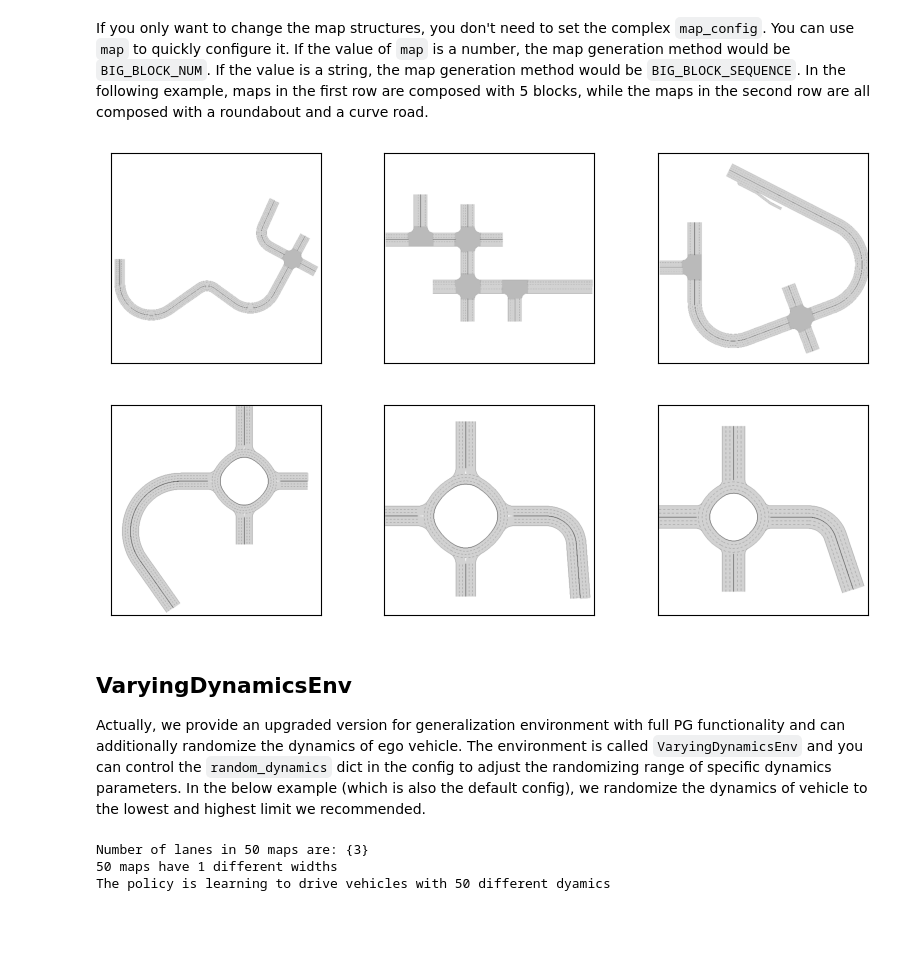
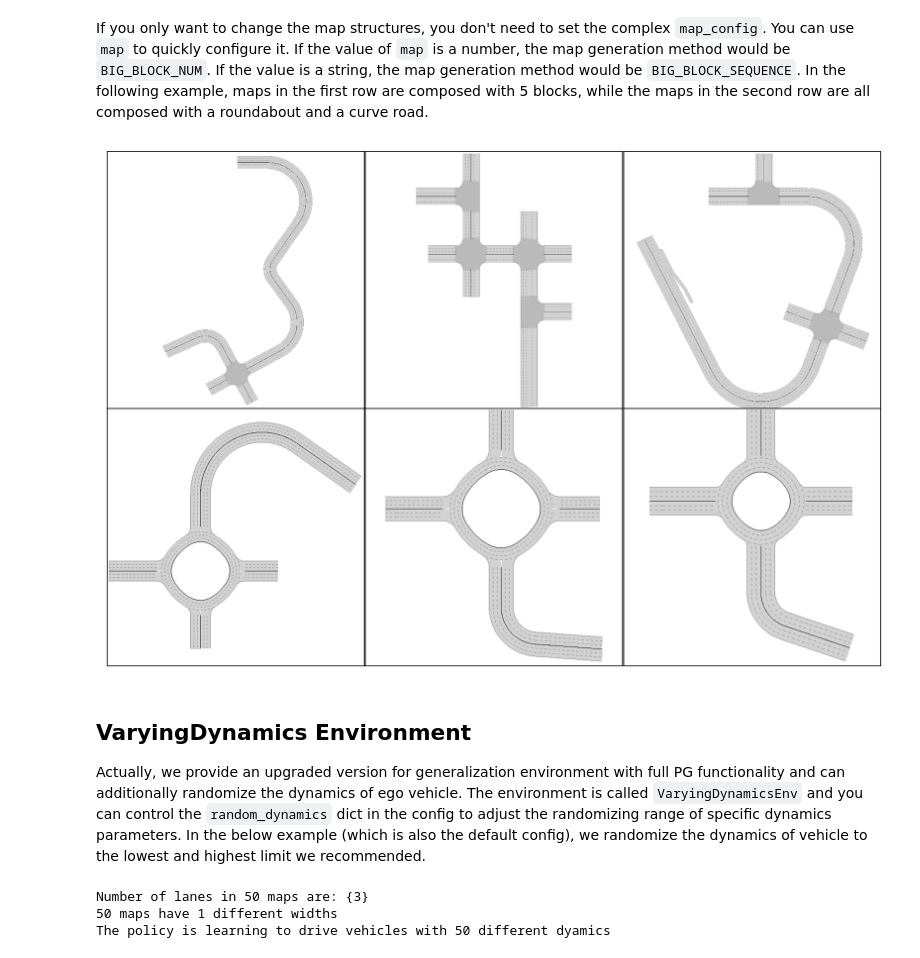
Before and after one commit to metadriverse/metadrive, a Jupyter notebook: documentation/source/rl_environments.ipynb, the cells around one changed output. Drawn from its saved outputs; the diff is of its cells as text; code cells hidden in the pictures; blank space fills up the shorter version.

```diff
--- a/documentation/source/rl_environments.ipynb
+++ b/documentation/source/rl_environments.ipynb
@@ -218,8 +218,9 @@ map_config={BaseMap.GENERATE_TYPE: MapGenerateMethod.BIG_BLOCK_NUM,
             BaseMap.LANE_WIDTH: 3.5,
             BaseMap.LANE_NUM: 2}
 
-fig, axs = plt.subplots(3, 3, figsize=(10, 10), dpi=100)
-count = 0
+fig, axs = plt.subplots(3, 3, figsize=(10, 10), dpi=200)
+plt.tight_layout(pad=-3)
+
 for i in range(3):
     if i==0:
         map_config["config"]=3
@@ -232,7 +233,6 @@ for i in range(3):
         map_config["lane_num"]=4
         env = MetaDriveEnv(dict(num_scenarios=10, map_config=map_config, log_level=logging.WARNING))
     for j in range(3):
-        count += 1
         env.reset(seed=j)
         m = draw_top_down_map(env.current_map)
         ax = axs[i][j]
@@ -251,8 +251,9 @@ map_config={BaseMap.GENERATE_TYPE: MapGenerateMethod.BIG_BLOCK_SEQUENCE,
             BaseMap.LANE_WIDTH: 3.5,
             BaseMap.LANE_NUM: 2}
 
-fig, axs = plt.subplots(3, 3, figsize=(10, 10), dpi=100)
-count = 0
+fig, axs = plt.subplots(3, 3, figsize=(10, 10), dpi=200)
+plt.tight_layout(pad=-3)
+
 for i in range(3):
     if i==0:
         map_config["config"]="ST"
@@ -265,7 +266,6 @@ for i in range(3):
         map_config["lane_num"]=4
         env = MetaDriveEnv(dict(num_scenarios=10, map_config=map_config, log_level=logging.CRITICAL))
     for j in range(3):
-        count += 1
         env.reset(seed=j)
         m = draw_top_down_map(env.current_map)
         ax = axs[i][j]
@@ -279,28 +279,28 @@ plt.show()
 # %% [markdown]
 If you only want to change the map structures, you don't need to set the complex `map_config`. You can use `map` to quickly configure it. If the value of `map` is a number, the map generation method would be `BIG_BLOCK_NUM`. If the value is a string, the map generation method would be `BIG_BLOCK_SEQUENCE`. In the following example, maps in the first row are composed with 5 blocks, while the maps in the second row are all composed with a roundabout and a curve road.
 # %%
-fig, axs = plt.subplots(2, 3, figsize=(10, 6), dpi=100)
-count = 0
+fig, axs = plt.subplots(2, 3, figsize=(10, 6.5), dpi=200)
+plt.tight_layout(pad=-3)
+
 for i in range(2):
     if i==0:
         env = MetaDriveEnv(dict(num_scenarios=10, map=5, log_level=logging.WARNING))
     elif i==1:
         map_config["config"]="XCO"
         env = MetaDriveEnv(dict(num_scenarios=10, map="OC", log_level=logging.WARNING))
     for j in range(3):
-        count += 1
         env.reset(seed=j)
         m = draw_top_down_map(env.current_map)
         ax = axs[i][j]
         ax.imshow(m, cmap="bone")
         ax.set_xticks([])
         ax.set_yticks([])
     env.close()
 plt.show()
 # %% [output]
-[figure, old version]
+[figure, new version]
 # %% [markdown]
-## VaryingDynamicsEnv
+## VaryingDynamics Environment
 Actually, we provide an upgraded version for generalization environment with full PG functionality and can additionally randomize the dynamics of ego vehicle.
 The environment is called `VaryingDynamicsEnv` and you can control the `random_dynamics` dict in the config
 to adjust the randomizing range of specific dynamics parameters.
```
Also changed, not shown: parts of 15 cells of this notebook.
